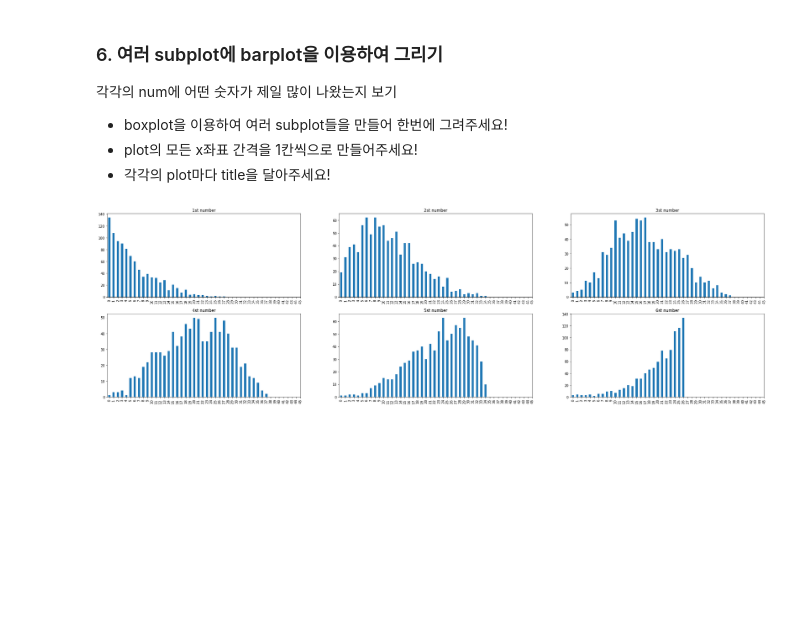
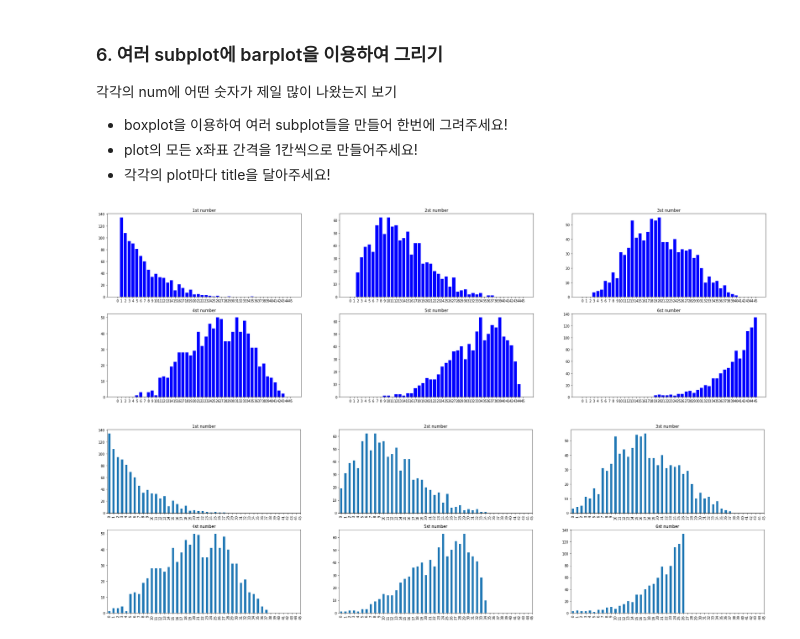
Before and after one commit to keulreobeu/DAP__, a Jupyter notebook: lecture4.ipynb, the cells around one changed output. Saved outputs shown, nothing was run; the diff lists cells and outputs as text; code cells hidden in the pictures; blank space fills up the shorter version.

```diff
--- a/lecture4.ipynb
+++ b/lecture4.ipynb
@@ -413,6 +413,47 @@ df_lotto
 - boxplot을 이용하여 여러 subplot들을 만들어 한번에 그려주세요!
 - plot의 모든 x좌표 간격을 1칸씩으로 만들어주세요!
 - 각각의 plot마다 title을 달아주세요!
+# %%
+fig, ax = plt.subplots(2,3)
+fig.set_size_inches((35,10))
+plt.subplots_adjust(wspace=0.2,hspace=0.2)
+
+########### Make Code #####################
+for i in range(46):
+    ax[0,0].bar(i,df_lotto[df_lotto['num1']==i].count(),color='blue')
+ax[0,0].set_title('1st number')
+ax[0,0].set_xticks(range(46))
+
+for i in range(46):
+    ax[0,1].bar(i,df_lotto[df_lotto['num2']==i].count(),color='blue')
+ax[0,1].set_title('2st number')
+ax[0,1].set_xticks(range(46))
+
+for i in range(46):
+    ax[0,2].bar(i,df_lotto[df_lotto['num3']==i].count(),color='blue')
+ax[0,2].set_title('3st number')
+ax[0,2].set_xticks(range(46))
+
+for i in range(46):
+    ax[1,0].bar(i,df_lotto[df_lotto['num4']==i].count(),color='blue')
+ax[1,0].set_title('4st number')
+ax[1,0].set_xticks(range(46))
+
+for i in range(46):
+    ax[1,1].bar(i,df_lotto[df_lotto['num5']==i].count(),color='blue')
+ax[1,1].set_title('5st number')
+ax[1,1].set_xticks(range(46))
+
+for i in range(46):
+    ax[1,2].bar(i,df_lotto[df_lotto['num6']==i].count(),color='blue')
+ax[1,2].set_title('6st number')
+ax[1,2].set_xticks(range(46))
+
+###########################################
+
+plt.show()
+# %% [output]
+[figure, added]
 # %%
 fig, ax = plt.subplots(2,3)
 fig.set_size_inches((35,10))
```
Also changed, not shown: parts of 3 cells of this notebook.
